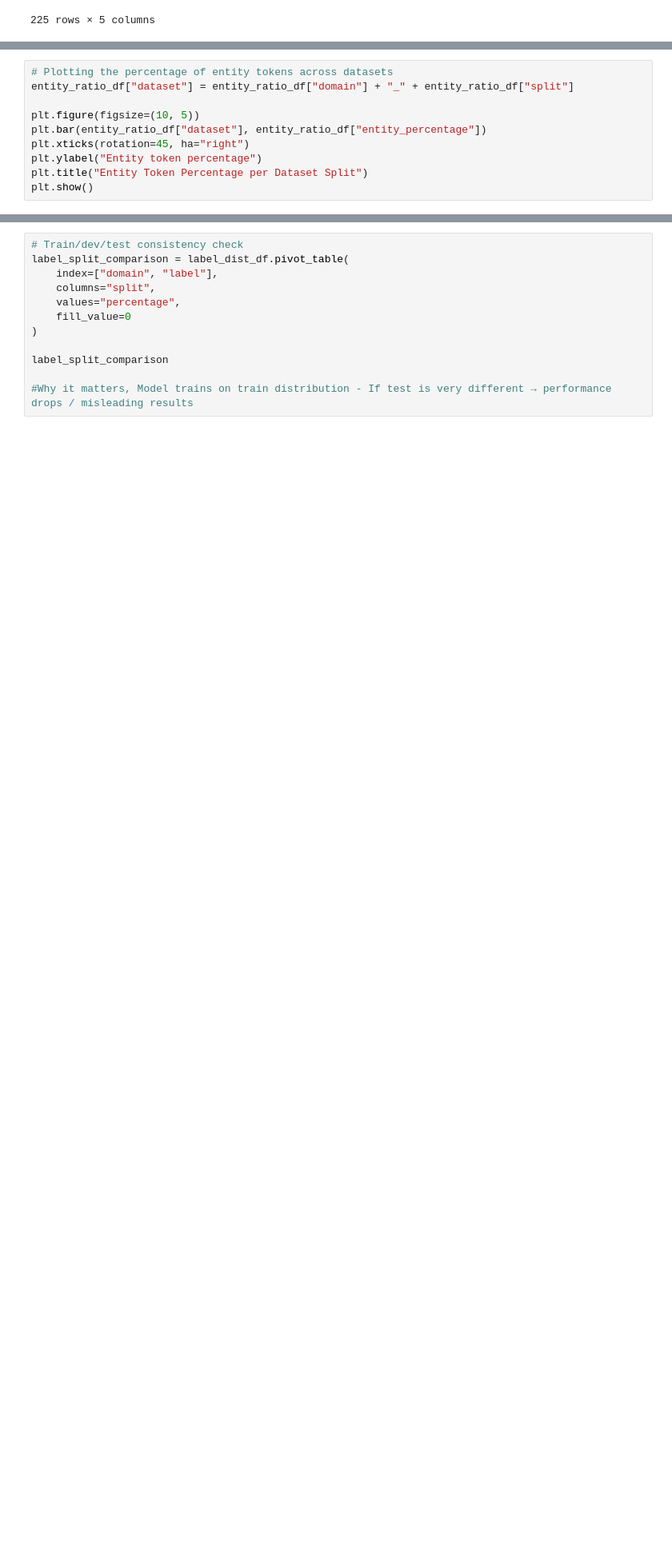
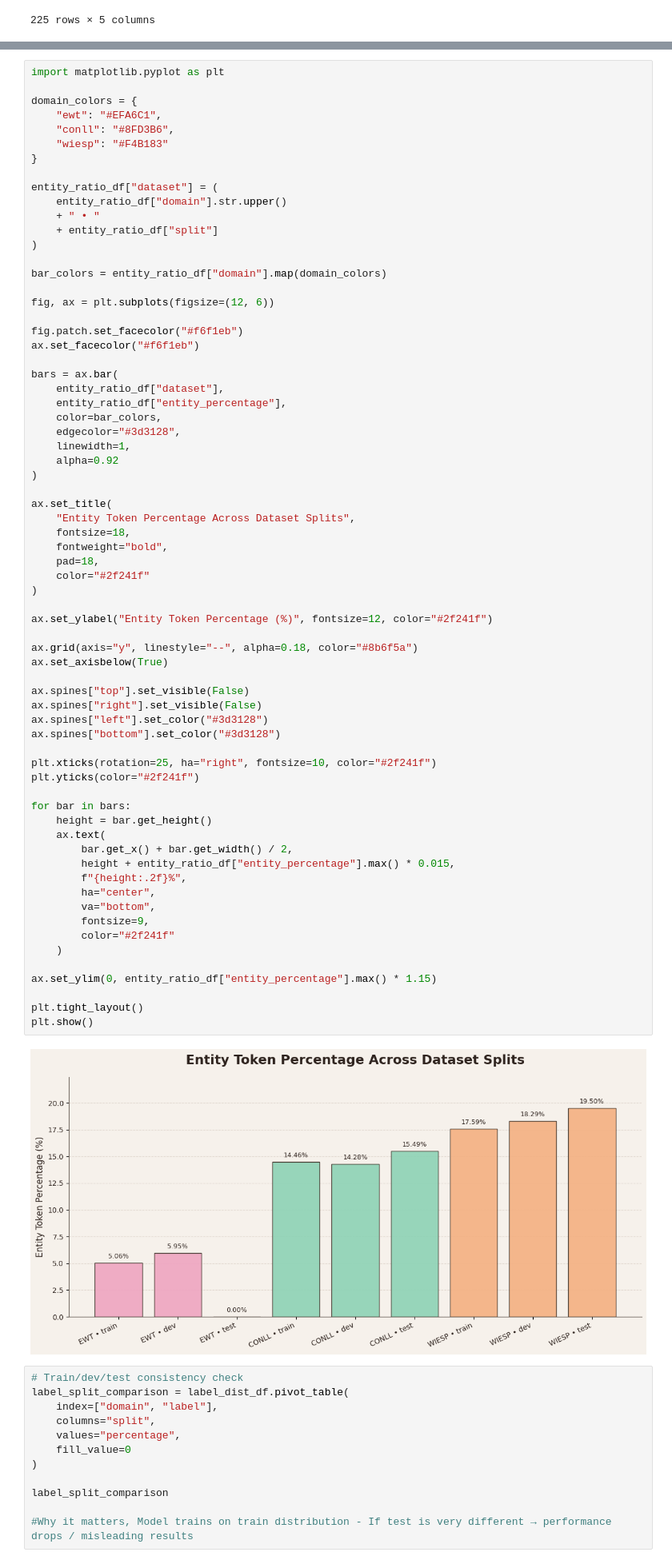
Before and after one commit to Oliverdron/Cross_domain_NER_Project_2026, a Jupyter notebook: eda.ipynb, the cells around one changed output, grey strips where cells are left out. Shown at 80% size. Cells and saved outputs as stored; diff of their text form; blank space fills up the shorter version.

```diff
--- a/eda.ipynb
+++ b/eda.ipynb
@@ -138,13 +209,3 @@ entity_ratio_df
 | 6 | wiesp | train | 573068 | 472273 | 100795 | 82.41 | 17.59 |
 | 7 | wiesp | dev | 447321 | 365524 | 81797 | 81.71 | 18.29 |
 | 8 | wiesp | test | 794687 | 639736 | 154951 | 80.50 | 19.50 |
-# %%
-# Plotting the percentage of entity tokens across datasets
-entity_ratio_df["dataset"] = entity_ratio_df["domain"] + "_" + entity_ratio_df["split"]
-
-plt.figure(figsize=(10, 5))
-plt.bar(entity_ratio_df["dataset"], entity_ratio_df["entity_percentage"])
-plt.xticks(rotation=45, ha="right")
-plt.ylabel("Entity token percentage")
-plt.title("Entity Token Percentage per Dataset Split")
-plt.show()
@@ -197,3 +212,73 @@ label_presence_df
+# %%
+import matplotlib.pyplot as plt
+
+domain_colors = {
+    "ewt": "#EFA6C1",
+    "conll": "#8FD3B6",
+    "wiesp": "#F4B183"
+}
+
+entity_ratio_df["dataset"] = (
+    entity_ratio_df["domain"].str.upper()
+    + " • "
+    + entity_ratio_df["split"]
+)
+
+bar_colors = entity_ratio_df["domain"].map(domain_colors)
+
+fig, ax = plt.subplots(figsize=(12, 6))
+
+fig.patch.set_facecolor("#f6f1eb")
+ax.set_facecolor("#f6f1eb")
+
+bars = ax.bar(
+    entity_ratio_df["dataset"],
+    entity_ratio_df["entity_percentage"],
+    color=bar_colors,
+    edgecolor="#3d3128",
+    linewidth=1,
+    alpha=0.92
+)
+
+ax.set_title(
+    "Entity Token Percentage Across Dataset Splits",
+    fontsize=18,
+    fontweight="bold",
+    pad=18,
+    color="#2f241f"
+)
+
+ax.set_ylabel("Entity Token Percentage (%)", fontsize=12, color="#2f241f")
+
+ax.grid(axis="y", linestyle="--", alpha=0.18, color="#8b6f5a")
+ax.set_axisbelow(True)
+
+ax.spines["top"].set_visible(False)
+ax.spines["right"].set_visible(False)
+ax.spines["left"].set_color("#3d3128")
+ax.spines["bottom"].set_color("#3d3128")
+
+plt.xticks(rotation=25, ha="right", fontsize=10, color="#2f241f")
+plt.yticks(color="#2f241f")
+
+for bar in bars:
+    height = bar.get_height()
+    ax.text(
+        bar.get_x() + bar.get_width() / 2,
+        height + entity_ratio_df["entity_percentage"].max() * 0.015,
+        f"{height:.2f}%",
+        ha="center",
+        va="bottom",
+        fontsize=9,
+        color="#2f241f"
+    )
+
+ax.set_ylim(0, entity_ratio_df["entity_percentage"].max() * 1.15)
+
+plt.tight_layout()
+plt.show()
+# %% [output]
+[figure, added]
 # %%
 # Train/dev/test consistency check
 label_split_comparison = label_dist_df.pivot_table(
```
Also changed, not shown: parts of 8 cells of this notebook.
